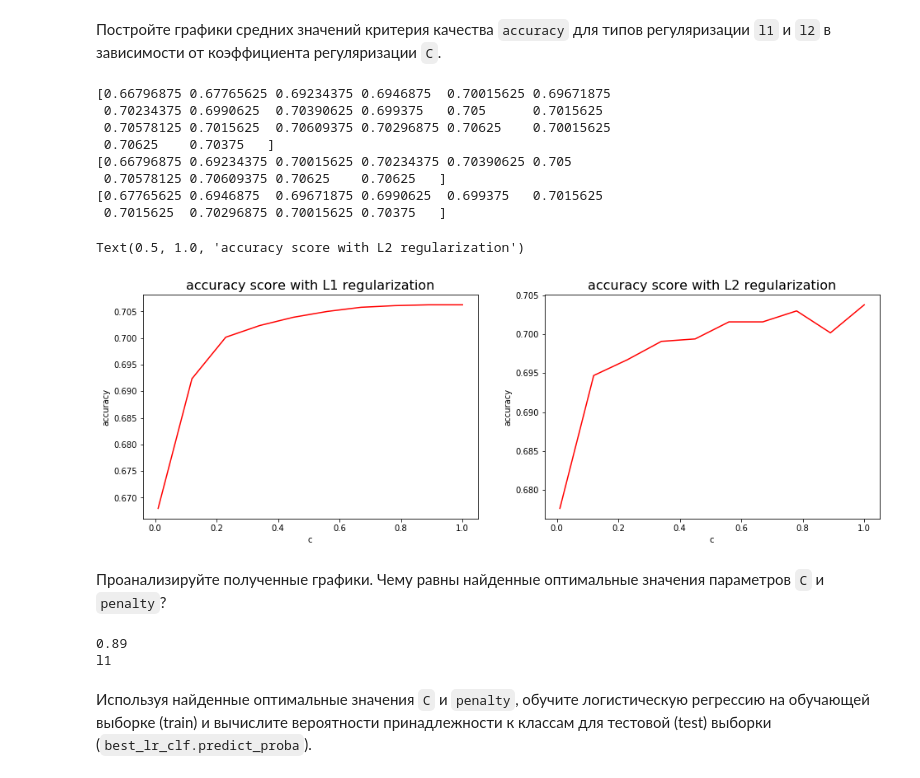
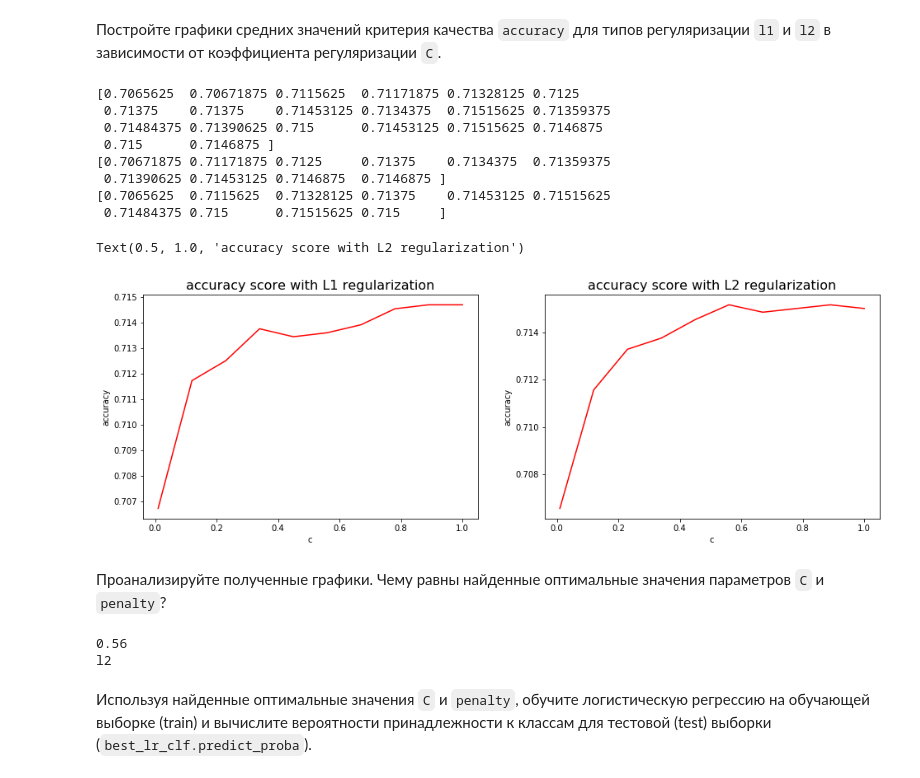
Before and after one commit to mrpriboi/ml-mipt, a Jupyter notebook: Homeworks/HW_1_Linclass_kNN/HW1_kNN_and_Logistic_regression.ipynb, the cells around one changed output. Cells and saved outputs as stored; diff of their text form; code cells hidden in the pictures.

```diff
--- a/Homeworks/HW_1_Linclass_kNN/HW1_kNN_and_Logistic_regression.ipynb
+++ b/Homeworks/HW_1_Linclass_kNN/HW1_kNN_and_Logistic_regression.ipynb
@@ -145,9 +98,14 @@ F1 score: 0.74321503131524
 # %% [markdown]
 Теперь будем работать со всеми 7 типами покрытия (данные уже находятся в переменных `feature_matrix` и `labels`, если Вы их не переопределили). Разделите выборку на обучающую и тестовую с помощью метода `train_test_split`, используйте значения параметров `test_size=0.2`, `random_state=42`. Обучите логистическую регрессию  на данном датасете.
 # %%
-lr_clf = LogisticRegression()
+from sklearn.preprocessing import StandardScaler
+
+lr_clf = LogisticRegression(multi_class='multinomial',max_iter=1000, tol=0.001)
 
 X_train, X_test, y_train, y_test = train_test_split(feature_matrix,labels,test_size=0.2,random_state=42)
+sclr = StandardScaler()
+X_train_scaled = sclr.fit_transform(X_train)
+X_test_scaled = sclr.transform(X_test)
 # %% [markdown]
 С помощью 5-кратной кросс-валидации (`GridSearchCV`) подберите оптимальное значение параметров `С` и `penalty`. Для параметра `C` используйте набор значений `np.linspace(0.01, 1, 10)`, а для `penalty` - `['l1', 'l2']`. Критерий качества `scoring = 'accuracy'`.
 # %%
@@ -155,10 +113,10 @@ from sklearn.model_selection import GridSearchCV
 
 param_grid = {
     'C': np.linspace(0.01, 1, 10),
-    'penalty': ['l1','l2']
+    'solver': ['sag','saga']
 }
 grid = GridSearchCV(lr_clf,param_grid,cv=5, scoring='accuracy')
-grid.fit(X_train,y_train)
+grid.fit(X_train_scaled,y_train)
 # %% [output]
 GridSearchCV(cv=5, error_score='raise-deprecating',
        estimator=LogisticRegression(C=1.0, class_weight=None, dual=False, fit_intercept=True,
@@ -174,33 +152,33 @@ GridSearchCV(cv=5, error_score='raise-deprecating',
 # %%
 import matplotlib.pyplot as plt
 
 x_c = np.linspace(0.01, 1, 10)
 print(grid.cv_results_['mean_test_score'])
-y_l1 = grid.cv_results_['mean_test_score'][::2]
-y_l2 = grid.cv_results_['mean_test_score'][1::2]
+y_l1 = grid.cv_results_['mean_test_score'][1::2]
+y_l2 = grid.cv_results_['mean_test_score'][::2]
 print(y_l1)
 print(y_l2)
 
 fig, axes = plt.subplots(nrows=1, ncols=2, figsize=(16, 5))
 axes[0].plot(x_c, y_l1, 'r')
 axes[0].set_xlabel('c')
 axes[0].set_ylabel('accuracy')
 axes[0].set_title(f'accuracy score with L1 regularization', fontsize=16)
 axes[1].plot(x_c, y_l2, 'r')
 axes[1].set_xlabel('c')
 axes[1].set_ylabel('accuracy')
 axes[1].set_title(f'accuracy score with L2 regularization', fontsize=16)
 # %% [output]
-[0.66796875 0.67765625 0.69234375 0.6946875  0.70015625 0.69671875
- 0.70234375 0.6990625  0.70390625 0.699375   0.705      0.7015625
- 0.70578125 0.7015625  0.70609375 0.70296875 0.70625    0.70015625
- 0.70625    0.70375   ]
-[0.66796875 0.69234375 0.70015625 0.70234375 0.70390625 0.705
- 0.70578125 0.70609375 0.70625    0.70625   ]
-[0.67765625 0.6946875  0.69671875 0.6990625  0.699375   0.7015625
- 0.7015625  0.70296875 0.70015625 0.70375   ]
+[0.7065625  0.70671875 0.7115625  0.71171875 0.71328125 0.7125
+ 0.71375    0.71375    0.71453125 0.7134375  0.71515625 0.71359375
+ 0.71484375 0.71390625 0.715      0.71453125 0.71515625 0.7146875
+ 0.715      0.7146875 ]
+[0.70671875 0.71171875 0.7125     0.71375    0.7134375  0.71359375
+ 0.71390625 0.71453125 0.7146875  0.7146875 ]
+[0.7065625  0.7115625  0.71328125 0.71375    0.71453125 0.71515625
+ 0.71484375 0.715      0.71515625 0.715     ]
 Text(0.5, 1.0, 'accuracy score with L2 regularization')
-[figure, old version]
+[figure, new version]
 # %% [markdown]
 Проанализируйте полученные графики. Чему равны найденные оптимальные значения параметров `C` и `penalty`?
 # %%
@@ -208,7 +186,7 @@ Text(0.5, 1.0, 'accuracy score with L2 regularization')
 print(grid.best_estimator_.C)
 print(grid.best_estimator_.penalty)
 # %% [output]
-0.89
-l1
+0.56
+l2
 # %% [markdown]
 Используя найденные оптимальные значения `C` и `penalty`, обучите логистическую регрессию на обучающей выборке (train) и вычислите вероятности принадлежности к классам для тестовой (test)  выборки (`best_lr_clf.predict_proba`).
```
Also changed, not shown: parts of 13 cells of this notebook.
